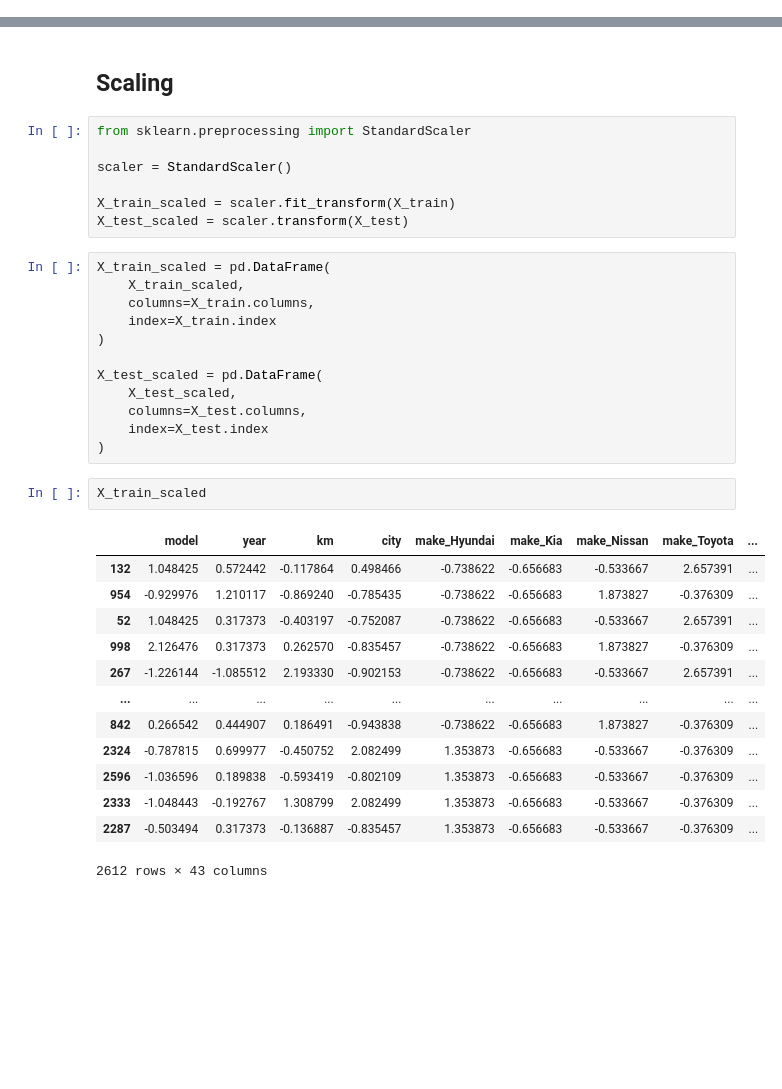
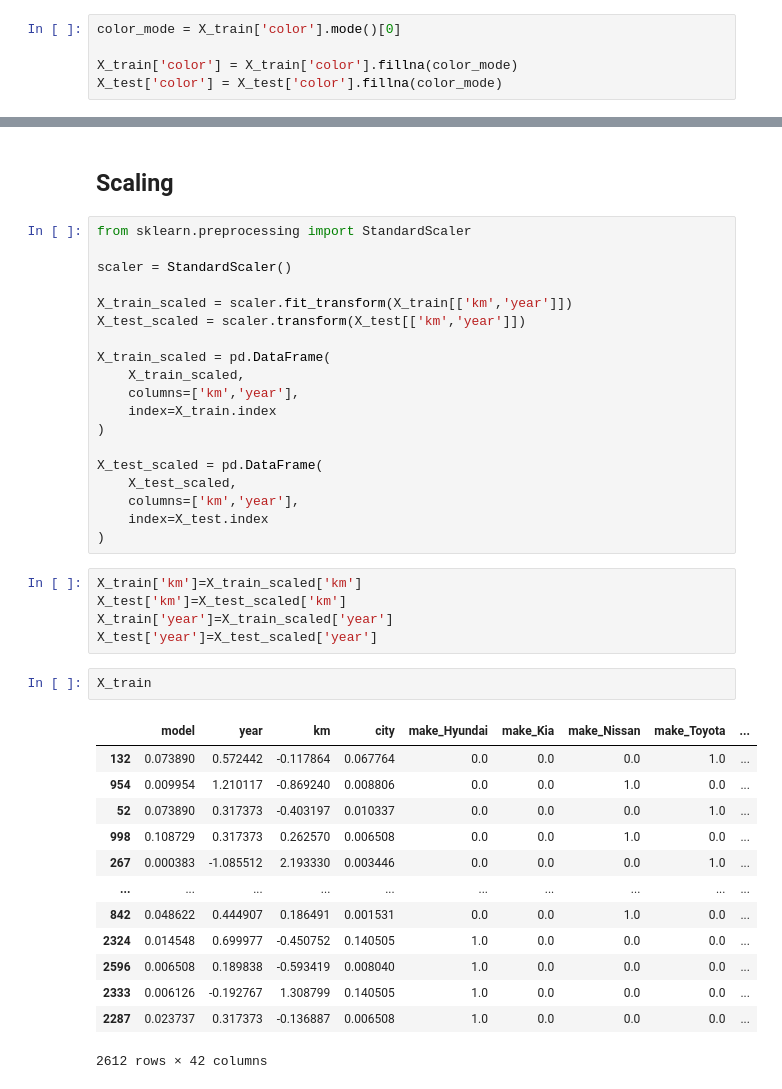
Before and after one commit to abdelrahmanhela/Smart-Used-Car-Selection-and-Pricing-System, a Jupyter notebook: Preproccessing/Encoding.ipynb, the cells around one changed output, grey strips where cells are left out. Cells and saved outputs as stored; diff of their text form; blank space fills up the shorter version.

```diff
--- a/Preproccessing/Encoding.ipynb
+++ b/Preproccessing/Encoding.ipynb
@@ -82,6 +82,11 @@ X_train, X_test, y_train, y_test = train_test_split(
     X, y, test_size=0.2, random_state=42 ,stratify=X['make']
 
 )
+# %%
+color_mode = X_train['color'].mode()[0]
+
+X_train['color'] = X_train['color'].fillna(color_mode)
+X_test['color'] = X_test['color'].fillna(color_mode)
 # %%
 X_train['km'] = X_train['km'].fillna(X_train['km'].median())
 X_test['km'] = X_test['km'].fillna(X_train['km'].median())
@@ -170,38 +191,43 @@ color_nan                 float64
 dtype: object
 # %% [markdown]
 ## Scaling
-# %%
-from sklearn.preprocessing import StandardScaler
-
-scaler = StandardScaler()
-
-X_train_scaled = scaler.fit_transform(X_train)
-X_test_scaled = scaler.transform(X_test)
-# %%
-X_train_scaled = pd.DataFrame(
-    X_train_scaled,
-    columns=X_train.columns,
-    index=X_train.index
-)
-
-X_test_scaled = pd.DataFrame(
-    X_test_scaled,
-    columns=X_test.columns,
-    index=X_test.index
-)
+# %%
+from sklearn.preprocessing import StandardScaler
+
+scaler = StandardScaler()
+
+X_train_scaled = scaler.fit_transform(X_train[['km','year']])
+X_test_scaled = scaler.transform(X_test[['km','year']])
+
+X_train_scaled = pd.DataFrame(
+    X_train_scaled,
+    columns=['km','year'],
+    index=X_train.index
+)
+
+X_test_scaled = pd.DataFrame(
+    X_test_scaled,
+    columns=['km','year'],
+    index=X_test.index
+)
+# %%
+X_train['km']=X_train_scaled['km']
+X_test['km']=X_test_scaled['km']
+X_train['year']=X_train_scaled['year']
+X_test['year']=X_test_scaled['year']
 # %%
-X_train_scaled
+X_train
 # %% [output]
 |  | model | year | km | city | make_Hyundai | make_Kia | make_Nissan | make_Toyota | ... |
-| 132 | 1.048425 | 0.572442 | -0.117864 | 0.498466 | -0.738622 | -0.656683 | -0.533667 | 2.657391 | ... |
-| 954 | -0.929976 | 1.210117 | -0.869240 | -0.785435 | -0.738622 | -0.656683 | 1.873827 | -0.376309 | ... |
-| 52 | 1.048425 | 0.317373 | -0.403197 | -0.752087 | -0.738622 | -0.656683 | -0.533667 | 2.657391 | ... |
-| 998 | 2.126476 | 0.317373 | 0.262570 | -0.835457 | -0.738622 | -0.656683 | 1.873827 | -0.376309 | ... |
-| 267 | -1.226144 | -1.085512 | 2.193330 | -0.902153 | -0.738622 | -0.656683 | -0.533667 | 2.657391 | ... |
+| 132 | 0.073890 | 0.572442 | -0.117864 | 0.067764 | 0.0 | 0.0 | 0.0 | 1.0 | ... |
+| 954 | 0.009954 | 1.210117 | -0.869240 | 0.008806 | 0.0 | 0.0 | 1.0 | 0.0 | ... |
+| 52 | 0.073890 | 0.317373 | -0.403197 | 0.010337 | 0.0 | 0.0 | 0.0 | 1.0 | ... |
+| 998 | 0.108729 | 0.317373 | 0.262570 | 0.006508 | 0.0 | 0.0 | 1.0 | 0.0 | ... |
+| 267 | 0.000383 | -1.085512 | 2.193330 | 0.003446 | 0.0 | 0.0 | 0.0 | 1.0 | ... |
 | ... | ... | ... | ... | ... | ... | ... | ... | ... | ... |
-| 842 | 0.266542 | 0.444907 | 0.186491 | -0.943838 | -0.738622 | -0.656683 | 1.873827 | -0.376309 | ... |
-| 2324 | -0.787815 | 0.699977 | -0.450752 | 2.082499 | 1.353873 | -0.656683 | -0.533667 | -0.376309 | ... |
-| 2596 | -1.036596 | 0.189838 | -0.593419 | -0.802109 | 1.353873 | -0.656683 | -0.533667 | -0.376309 | ... |
-| 2333 | -1.048443 | -0.192767 | 1.308799 | 2.082499 | 1.353873 | -0.656683 | -0.533667 | -0.376309 | ... |
-| 2287 | -0.503494 | 0.317373 | -0.136887 | -0.835457 | 1.353873 | -0.656683 | -0.533667 | -0.376309 | ... |
+| 842 | 0.048622 | 0.444907 | 0.186491 | 0.001531 | 0.0 | 0.0 | 1.0 | 0.0 | ... |
+| 2324 | 0.014548 | 0.699977 | -0.450752 | 0.140505 | 1.0 | 0.0 | 0.0 | 0.0 | ... |
+| 2596 | 0.006508 | 0.189838 | -0.593419 | 0.008040 | 1.0 | 0.0 | 0.0 | 0.0 | ... |
+| 2333 | 0.006126 | -0.192767 | 1.308799 | 0.140505 | 1.0 | 0.0 | 0.0 | 0.0 | ... |
+| 2287 | 0.023737 | 0.317373 | -0.136887 | 0.006508 | 1.0 | 0.0 | 0.0 | 0.0 | ... |
-2612 rows × 43 columns
+2612 rows × 42 columns
```
Also changed, not shown: parts of 5 cells of this notebook, 5 other files.
